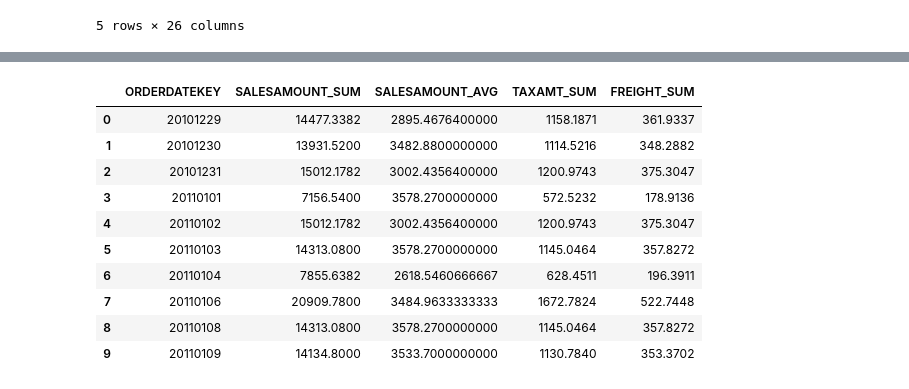
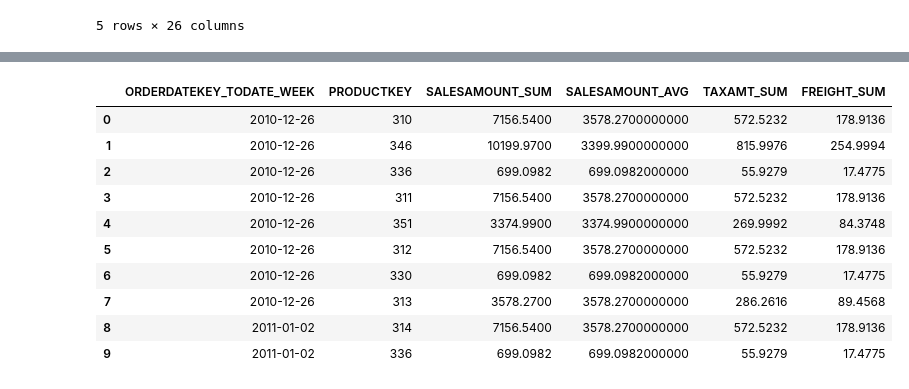
Before and after one commit to rasgointelligence/RasgoTransforms, a Jupyter notebook: UDT Tutorial.ipynb, the cells around one changed output, grey strips where cells are left out. Saved outputs shown, nothing was run; the diff lists cells and outputs as text; code cells hidden in the pictures.

```diff
--- a/UDT Tutorial.ipynb
+++ b/UDT Tutorial.ipynb
@@ -9,6 +9,7 @@
 import pyrasgo
 # %%
-#paste your Rasgo API key in the parentheses
-rasgo = pyrasgo.connect('')
+#use your rasgo API key to connect
+api_key = ''
+rasgo = pyrasgo.connect(api_key)
 # %%
 # Get all available transforms
@@ -91,10 +110,10 @@ from ADVENTUREWORKS.PUBLIC.FACTINTERNETSALES
 # %%
 # truncate date to week in a new column
 
-t1 = internet_sales.transform(
+t2 = t1.transform(
   transform_name='rasgo_datetrunc',
   date_part = 'week',
-  date_column = ['ORDERDATEKEY'])
+  date_columns = ['ORDERDATEKEY_TODATE'])
 
-t1.preview_sql()
+t2.preview()
 # %% [output]
@@ -102,29 +132,29 @@ t1.preview_sql()
 # %%
 # aggregate sales to week
 
-t1 = internet_sales.transform(
+t3 = t2.transform(
   transform_name='rasgo_group_by',
-  group_items=['ORDERDATEKEY'],
+  group_items=['ORDERDATEKEY_TODATE_WEEK', 'PRODUCTKEY'],
   aggregations={
       'SALESAMOUNT': ['SUM', 'AVG'],
       'TAXAMT': ['SUM'],
       'FREIGHT': ['SUM']
   }
 )
 
-t1.preview()
+t3.preview()
 # %% [output]
-|  | ORDERDATEKEY | SALESAMOUNT_SUM | SALESAMOUNT_AVG | TAXAMT_SUM | FREIGHT_SUM |
-| 0 | 20101229 | 14477.3382 | 2895.4676400000 | 1158.1871 | 361.9337 |
-| 1 | 20101230 | 13931.5200 | 3482.8800000000 | 1114.5216 | 348.2882 |
-| 2 | 20101231 | 15012.1782 | 3002.4356400000 | 1200.9743 | 375.3047 |
-| 3 | 20110101 | 7156.5400 | 3578.2700000000 | 572.5232 | 178.9136 |
-| 4 | 20110102 | 15012.1782 | 3002.4356400000 | 1200.9743 | 375.3047 |
-| 5 | 20110103 | 14313.0800 | 3578.2700000000 | 1145.0464 | 357.8272 |
-| 6 | 20110104 | 7855.6382 | 2618.5460666667 | 628.4511 | 196.3911 |
-| 7 | 20110106 | 20909.7800 | 3484.9633333333 | 1672.7824 | 522.7448 |
-| 8 | 20110108 | 14313.0800 | 3578.2700000000 | 1145.0464 | 357.8272 |
-| 9 | 20110109 | 14134.8000 | 3533.7000000000 | 1130.7840 | 353.3702 |
+|  | ORDERDATEKEY_TODATE_WEEK | PRODUCTKEY | SALESAMOUNT_SUM | SALESAMOUNT_AVG | TAXAMT_SUM | FREIGHT_SUM |
+| 0 | 2010-12-26 | 310 | 7156.5400 | 3578.2700000000 | 572.5232 | 178.9136 |
+| 1 | 2010-12-26 | 346 | 10199.9700 | 3399.9900000000 | 815.9976 | 254.9994 |
+| 2 | 2010-12-26 | 336 | 699.0982 | 699.0982000000 | 55.9279 | 17.4775 |
+| 3 | 2010-12-26 | 311 | 7156.5400 | 3578.2700000000 | 572.5232 | 178.9136 |
+| 4 | 2010-12-26 | 351 | 3374.9900 | 3374.9900000000 | 269.9992 | 84.3748 |
+| 5 | 2010-12-26 | 312 | 7156.5400 | 3578.2700000000 | 572.5232 | 178.9136 |
+| 6 | 2010-12-26 | 330 | 699.0982 | 699.0982000000 | 55.9279 | 17.4775 |
+| 7 | 2010-12-26 | 313 | 3578.2700 | 3578.2700000000 | 286.2616 | 89.4568 |
+| 8 | 2011-01-02 | 314 | 7156.5400 | 3578.2700000000 | 572.5232 | 178.9136 |
+| 9 | 2011-01-02 | 336 | 699.0982 | 699.0982000000 | 55.9279 | 17.4775 |
 # %%
 # add lags for forecast model
 
```
Also changed, not shown: parts of 17 cells of this notebook.
